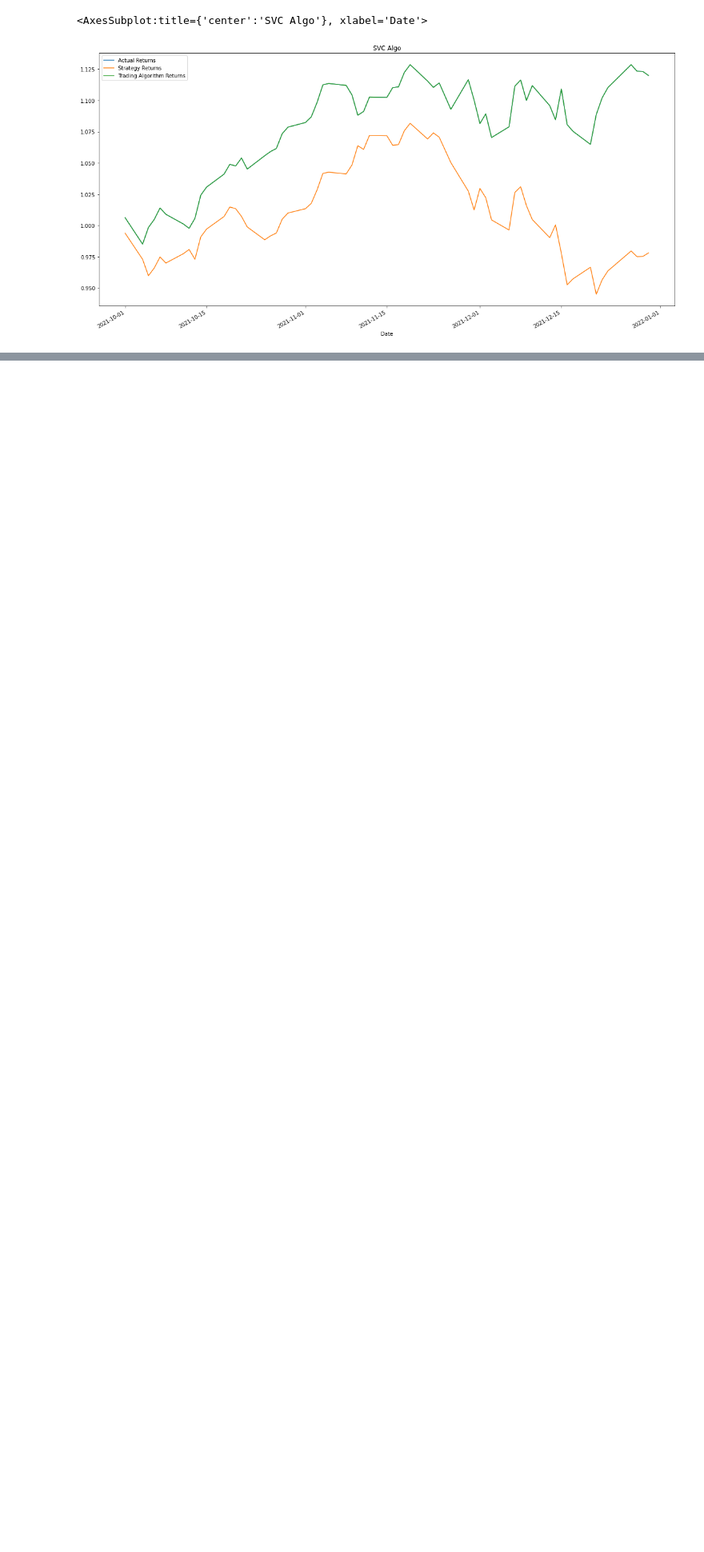
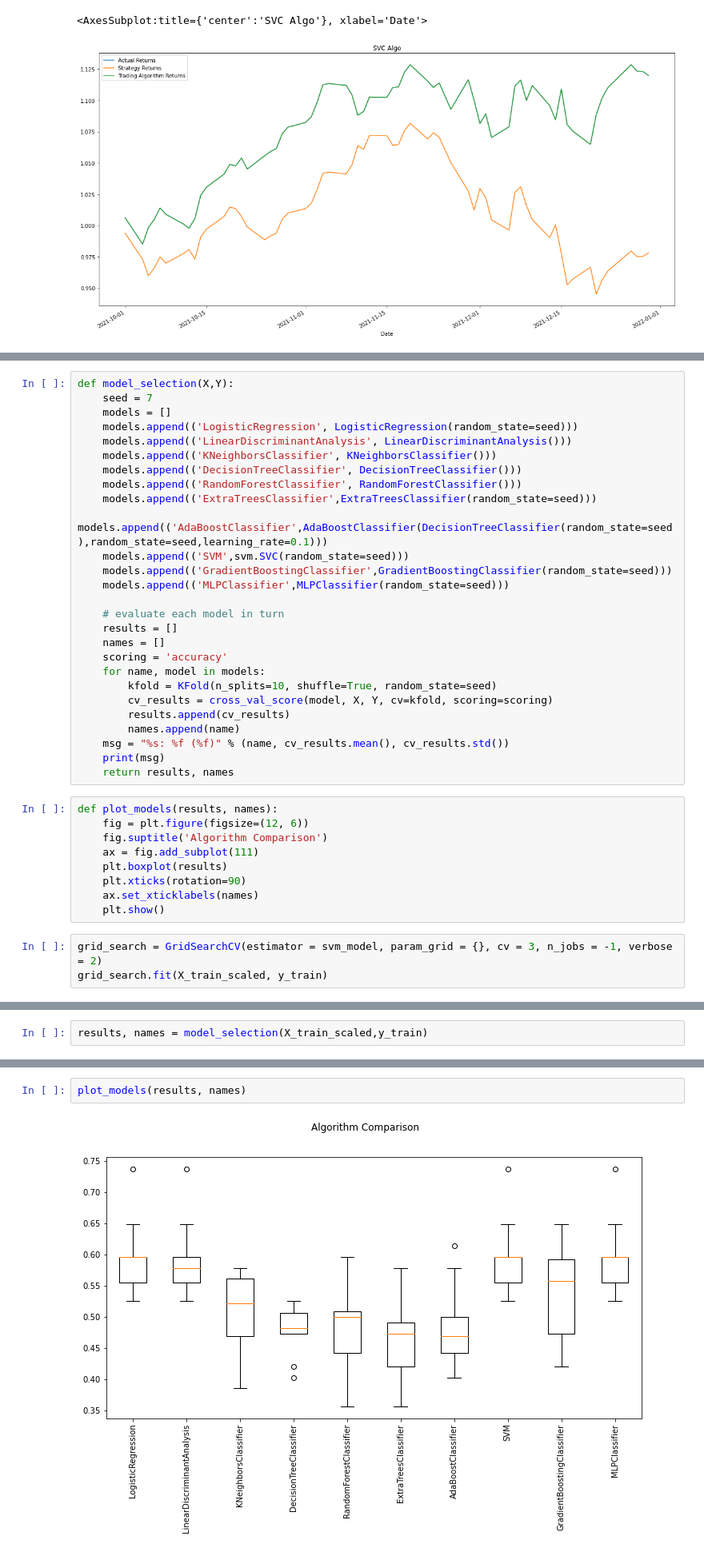
Before and after one commit to patmbee/project_2_ml, a Jupyter notebook: qqq_svm_model.ipynb, the cells around one changed output, grey strips where cells are left out. Shown at 80% size. Cells and saved outputs as stored; diff of their text form; blank space fills up the shorter version.

Commit message:
add mlp model

```diff
--- a/qqq_svm_model.ipynb
+++ b/qqq_svm_model.ipynb
@@ -355,0 +385,39 @@ fig, ax = plt.subplots(figsize=(20, 10))
+# %%
+def model_selection(X,Y):
+    seed = 7
+    models = []
+    models.append(('LogisticRegression', LogisticRegression(random_state=seed)))
+    models.append(('LinearDiscriminantAnalysis', LinearDiscriminantAnalysis()))
+    models.append(('KNeighborsClassifier', KNeighborsClassifier()))
+    models.append(('DecisionTreeClassifier', DecisionTreeClassifier()))
+    models.append(('RandomForestClassifier', RandomForestClassifier()))
+    models.append(('ExtraTreesClassifier',ExtraTreesClassifier(random_state=seed)))
+    models.append(('AdaBoostClassifier',AdaBoostClassifier(DecisionTreeClassifier(random_state=seed),random_state=seed,learning_rate=0.1)))
+    models.append(('SVM',svm.SVC(random_state=seed)))
+    models.append(('GradientBoostingClassifier',GradientBoostingClassifier(random_state=seed)))
+    models.append(('MLPClassifier',MLPClassifier(random_state=seed)))
+
+    # evaluate each model in turn
+    results = []
+    names = []
+    scoring = 'accuracy'
+    for name, model in models:
+        kfold = KFold(n_splits=10, shuffle=True, random_state=seed)
+        cv_results = cross_val_score(model, X, Y, cv=kfold, scoring=scoring)
+        results.append(cv_results)
+        names.append(name)
+    msg = "%s: %f (%f)" % (name, cv_results.mean(), cv_results.std())
+    print(msg)
+    return results, names
+# %%
+def plot_models(results, names):
+    fig = plt.figure(figsize=(12, 6))
+    fig.suptitle('Algorithm Comparison')
+    ax = fig.add_subplot(111)
+    plt.boxplot(results)
+    plt.xticks(rotation=90)
+    ax.set_xticklabels(names)
+    plt.show()
+# %%
+grid_search = GridSearchCV(estimator = svm_model, param_grid = {}, cv = 3, n_jobs = -1, verbose = 2)
+grid_search.fit(X_train_scaled, y_train)
@@ -355,0 +427,2 @@ fig, ax = plt.subplots(figsize=(20, 10))
+# %%
+results, names = model_selection(X_train_scaled,y_train)
@@ -355,0 +431,4 @@ fig, ax = plt.subplots(figsize=(20, 10))
+# %%
+plot_models(results, names)
+# %% [output]
+[figure, added]
```
Also changed, not shown: parts of 19 cells of this notebook, 3 other files.
